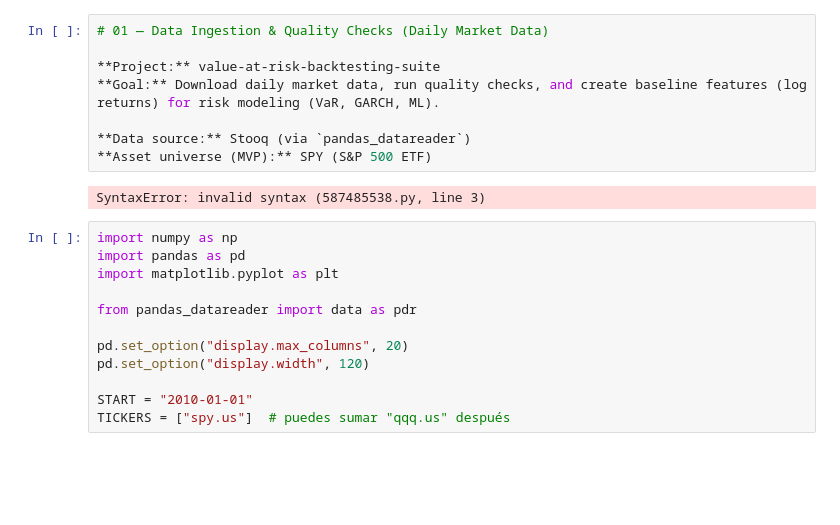
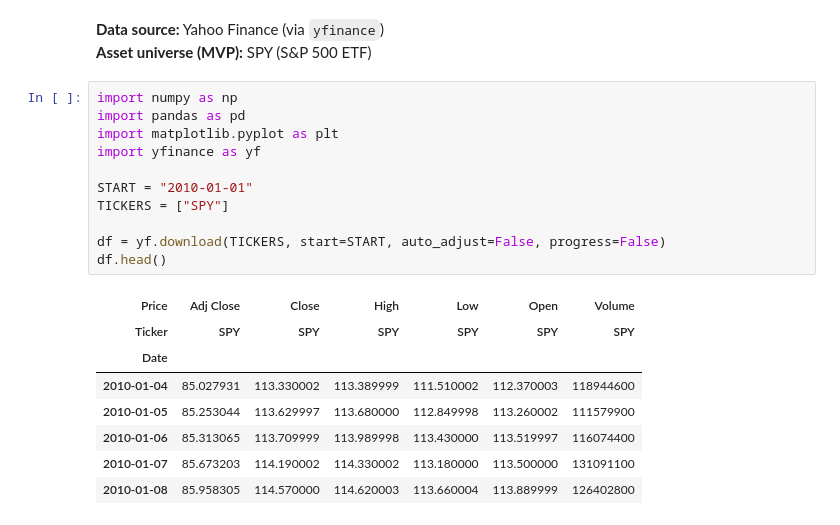
Before and after one commit to max-y98/value-at-risk-backtesting-suite, a Jupyter notebook: notebooks/01_data_ingestion_quality.ipynb, the cells around one changed output. Drawn from its saved outputs; the diff is of its cells as text; blank space fills up the shorter version.

```diff
--- a/notebooks/01_data_ingestion_quality.ipynb
+++ b/notebooks/01_data_ingestion_quality.ipynb
@@ -1,23 +1,24 @@
-# %%
-# 01 — Data Ingestion & Quality Checks (Daily Market Data)
-
-**Project:** value-at-risk-backtesting-suite
-**Goal:** Download daily market data, run quality checks, and create baseline features (log returns) for risk modeling (VaR, GARCH, ML).
-
-**Data source:** Stooq (via `pandas_datareader`)
-**Asset universe (MVP):** SPY (S&P 500 ETF)
-# %% [output]
-SyntaxError: invalid syntax (587485538.py, line 3)
+# %% [markdown]
+**Data source:** Yahoo Finance (via `yfinance`)
+**Asset universe (MVP):** SPY (S&P 500 ETF)
 # %%
 import numpy as np
 import pandas as pd
 import matplotlib.pyplot as plt
-
-from pandas_datareader import data as pdr
-
-pd.set_option("display.max_columns", 20)
-pd.set_option("display.width", 120)
+import yfinance as yf
 
 START = "2010-01-01"
-TICKERS = ["spy.us"]  # puedes sumar "qqq.us" después
+TICKERS = ["SPY"]
+
+df = yf.download(TICKERS, start=START, auto_adjust=False, progress=False)
+df.head()
+# %% [output]
+| Price | Adj Close | Close | High | Low | Open | Volume |
+| Ticker | SPY | SPY | SPY | SPY | SPY | SPY |
+| Date |  |  |  |  |  |  |
+| 2010-01-04 | 85.027931 | 113.330002 | 113.389999 | 111.510002 | 112.370003 | 118944600 |
+| 2010-01-05 | 85.253044 | 113.629997 | 113.680000 | 112.849998 | 113.260002 | 111579900 |
+| 2010-01-06 | 85.313065 | 113.709999 | 113.989998 | 113.430000 | 113.519997 | 116074400 |
+| 2010-01-07 | 85.673203 | 114.190002 | 114.330002 | 113.180000 | 113.500000 | 131091100 |
+| 2010-01-08 | 85.958305 | 114.570000 | 114.620003 | 113.660004 | 113.889999 | 126402800 |
 # %%
```
Also changed, not shown: parts of 6 cells of this notebook, 1 other file.
